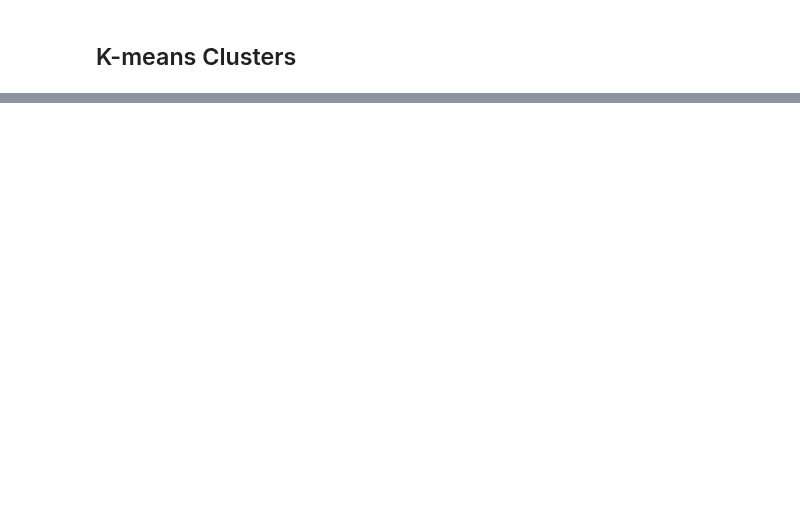
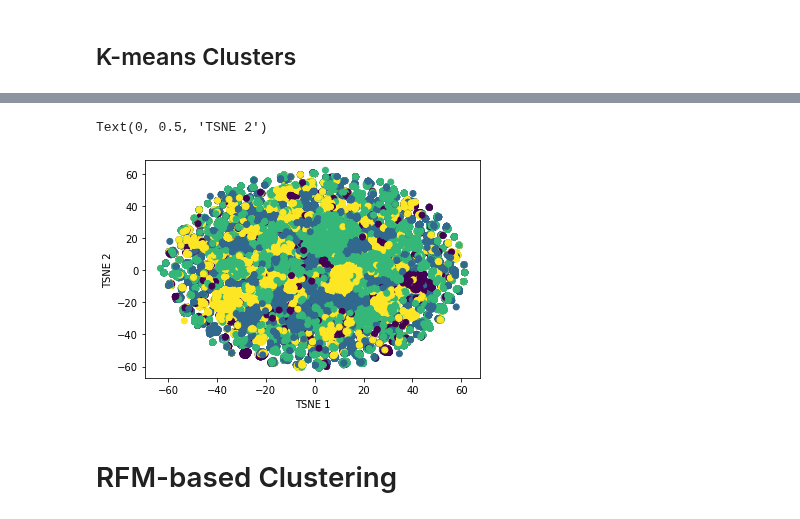
Before and after one commit to alireza-alizadegan/e-commerce-Sales, a Jupyter notebook: Brazil/Customer Segmentation.ipynb, the cells around one changed output, grey strips where cells are left out. Saved outputs shown, nothing was run; the diff lists cells and outputs as text; code cells hidden in the pictures; blank space fills up the shorter version.

```diff
--- a/Brazil/Customer Segmentation.ipynb
+++ b/Brazil/Customer Segmentation.ipynb
@@ -668,0 +885,13 @@ coef_df
+# %%
+from sklearn.manifold import TSNE
+tsne = TSNE(n_components=2)
+X_tsne = tsne.fit_transform(X)
+# %%
+plt.scatter(X_tsne[:,0], X_tsne[:,1], c=km.labels_)
+plt.xlabel('TSNE 1')
+plt.ylabel('TSNE 2')
+# %% [output]
+Text(0, 0.5, 'TSNE 2')
+[figure, added]
+# %% [markdown]
+# RFM-based Clustering
```
Also changed, not shown: parts of 100 cells of this notebook, 3 other files.
